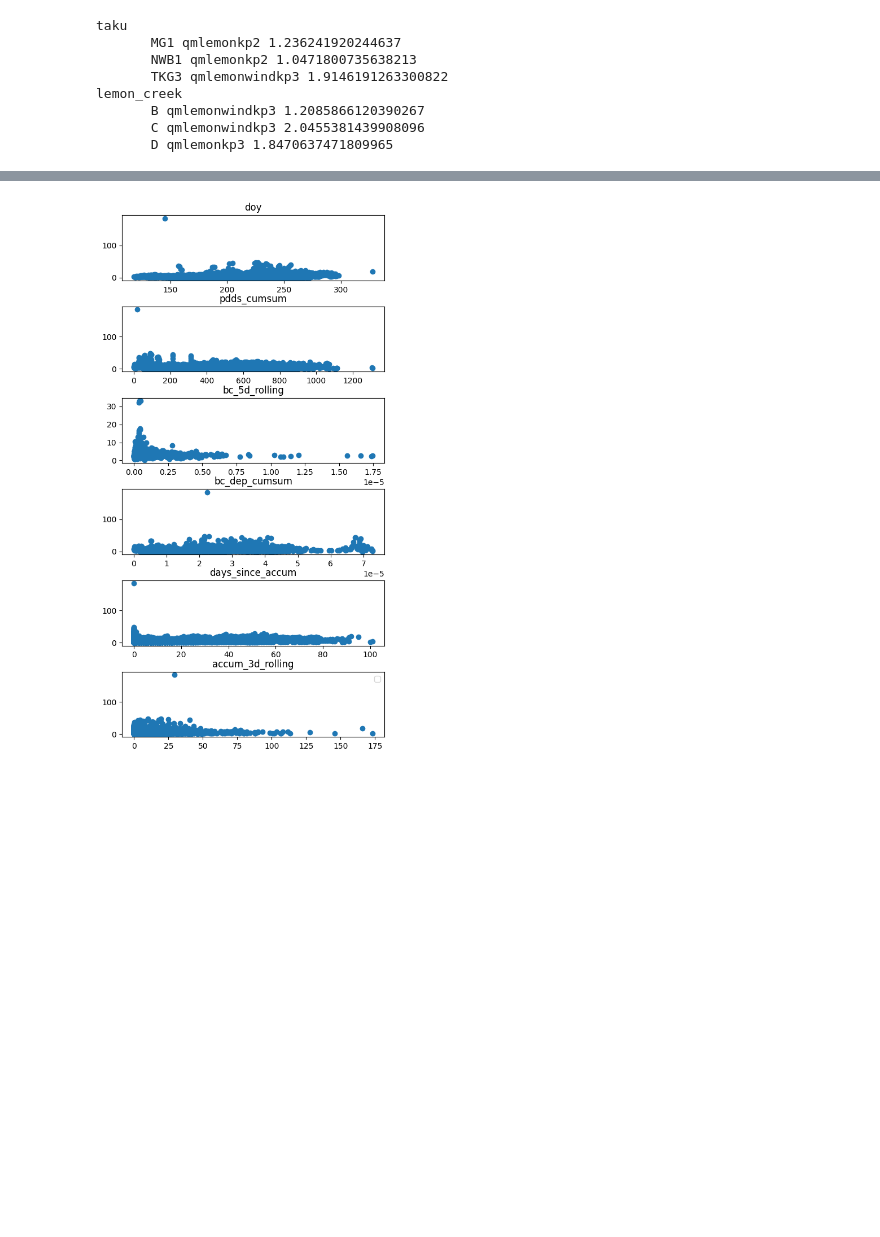
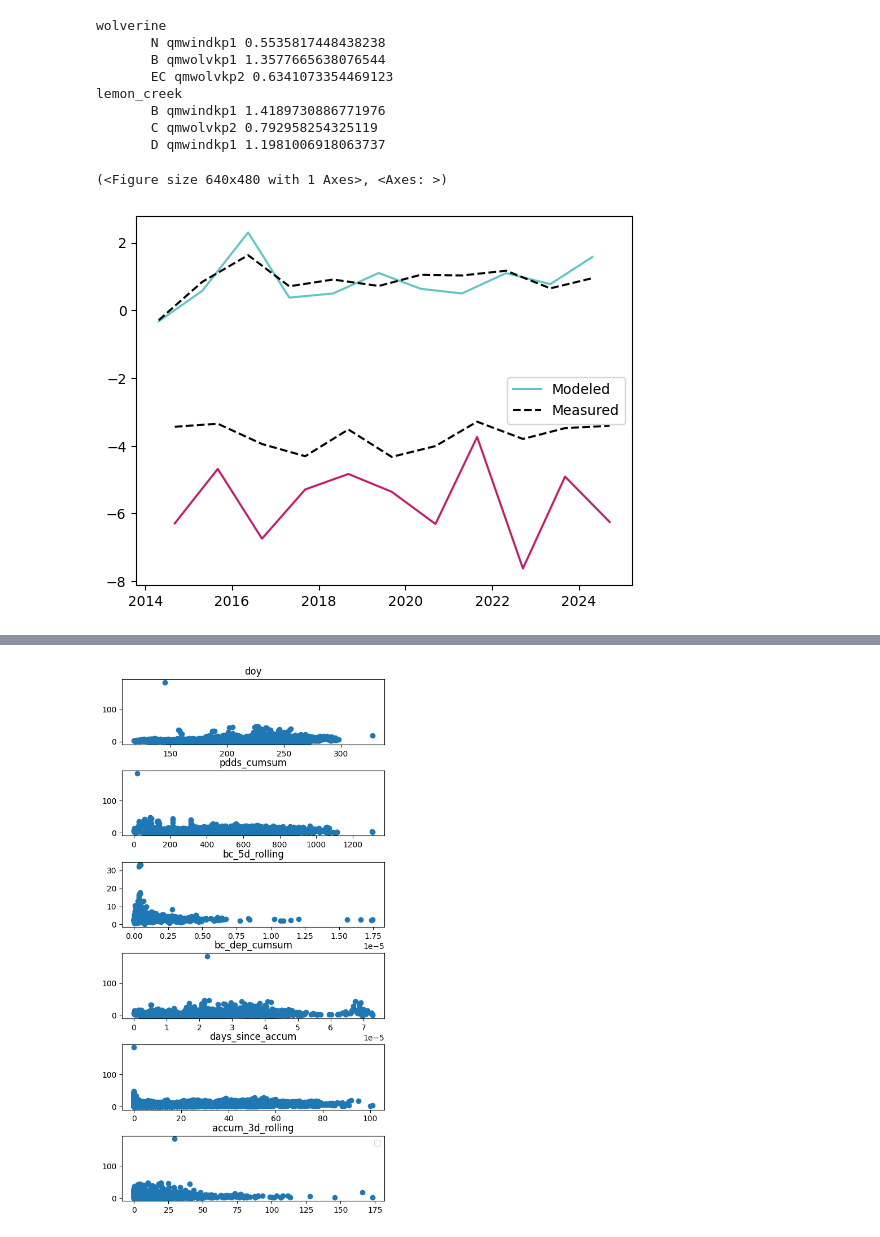
Before and after one commit to clairevwilson/PEBSI, a Jupyter notebook: project/compare_mb.ipynb, the cells around one changed output, grey strips where cells are left out. Cells and saved outputs as stored; diff of their text form; code cells hidden in the pictures; blank space fills up the shorter version.

```diff
--- a/project/compare_mb.ipynb
+++ b/project/compare_mb.ipynb
@@ -59,13 +59,14 @@ date_dict = {'wolverine':'02_06',
                 'gulkana':'02_03'}
 
 best_dict = {}
-for glacier in ['taku','lemon_creek']:
+for glacier in ['wolverine','lemon_creek']:
     best_dict[glacier] = {}
     for site in site_dict[glacier]:
-        data = MassBalance(glacier, site, use='benchmark annual')
+        data = MassBalance(glacier, site, use='benchmark')
         min_mae = np.inf
+        options = ['qmwolvkp1','qmwolvkp2','qmwindkp2','qmwindkp1']
         # options = ['qmwindkp0.5','qmwindkp1','qmwindkp2']
-        options = ['qmlemonkp1','qmlemonkp2','qmlemonkp3','qmlemonwindkp3']
+        # options = ['qmlemonkp1','qmlemonkp2','qmlemonkp3','qmlemonwindkp3']
         # options = ['qmwind','qmall','kp0.5','kp1','long','qmallkp2']
         for option in options: #
             # retrieve date for filename
@@ -76,6 +77,8 @@ for glacier in ['taku','lemon_creek']:
                 date = '02_16'
             elif 'lemon' in option:
                 date = '02_15'
+            elif 'wolv' in option:
+                date = '02_17'
             else:
                 date = '02_12'
                 # glac = glacier # 'gulkana'
@@ -104,14 +107,21 @@ for item in best_dict:
     for site in best_dict[item]:
         print('      ',site, best_dict[item][site][0], best_dict[item][site][1])
 # %% [output]
-taku
-       MG1 qmlemonkp2 1.236241920244637
-       NWB1 qmlemonkp2 1.0471800735638213
-       TKG3 qmlemonwindkp3 1.9146191263300822
+wolverine
+       N qmwindkp1 0.5535817448438238
+       B qmwolvkp1 1.3577665638076544
+       EC qmwolvkp2 0.6341073354469123
 lemon_creek
-       B qmlemonwindkp3 1.2085866120390267
-       C qmlemonwindkp3 2.0455381439908096
-       D qmlemonkp3 1.8470637471809965
+       B qmwindkp1 1.4189730886771976
+       C qmwolvkp2 0.792958254325119
+       D qmwindkp1 1.1981006918063737
+# %%
+data = MassBalance('wolverine', 'N', use='benchmark')
+data.get_model_mb(xr.open_dataset(base_fp + 'wolverineN_2026_02_17_base_qmwolvkp2_0.nc'))
+data.plot_mb()
+# %% [output]
+(<Figure size 640x480 with 1 Axes>, <Axes: >)
+[figure, added]
 # %%
 for glacier in best_dict:
     for site in best_dict[glacier]:
```
Also changed, not shown: parts of 2 cells of this notebook, 2 other files.
